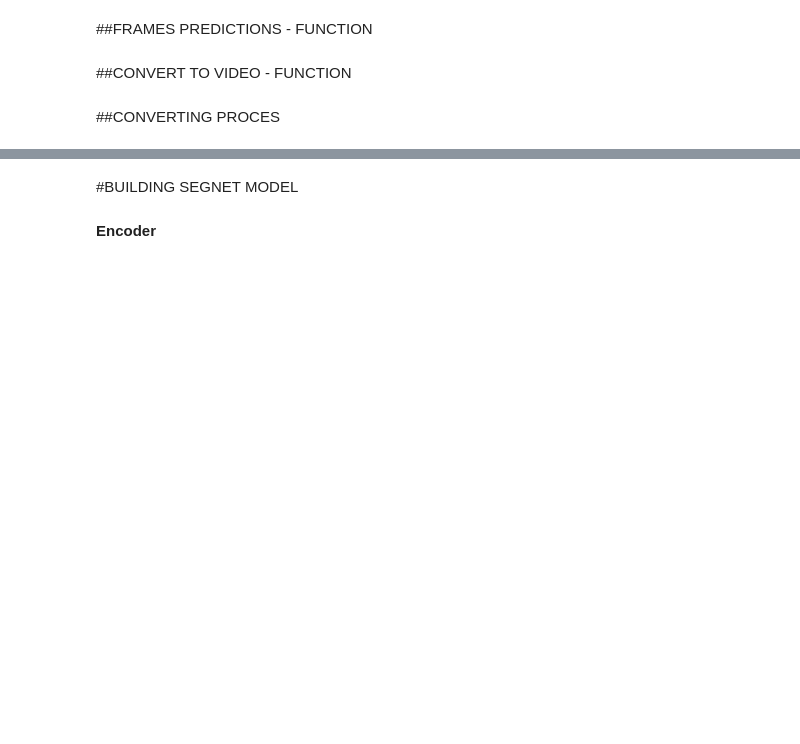
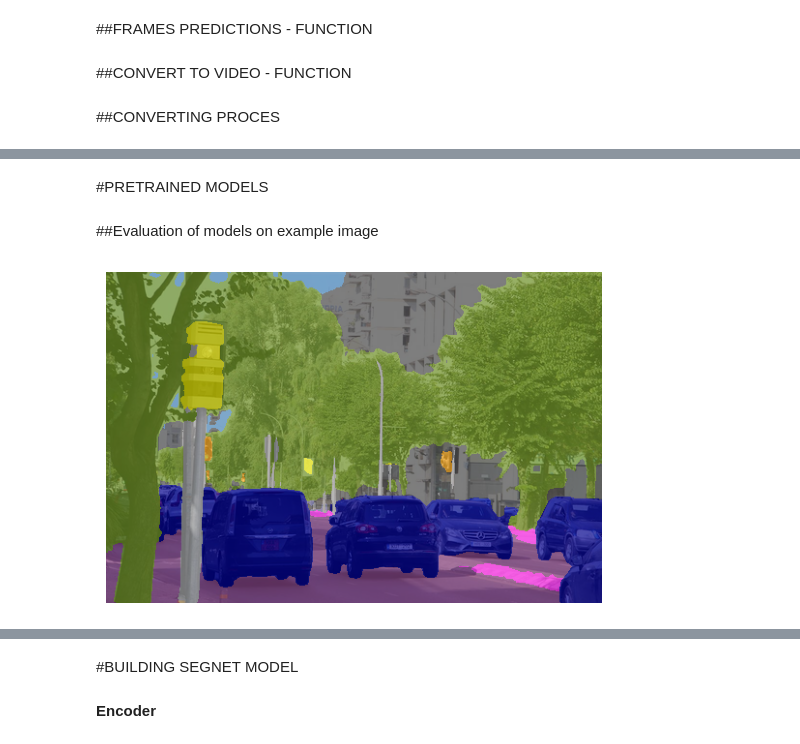
Before and after one commit to bartoszkozakiewicz/DeepLearning, a Jupyter notebook: CityScapes_Segmentation.ipynb, the cells around one changed output, grey strips where cells are left out. Drawn from its saved outputs; the diff is of its cells as text; code cells hidden in the pictures; blank space fills up the shorter version.

```diff
--- a/CityScapes_Segmentation.ipynb
+++ b/CityScapes_Segmentation.ipynb
@@ -897,0 +896,2 @@ vid_conv(pred_images2,"seg3.mp4")
+# %% [markdown]
+#PRETRAINED MODELS
@@ -897,0 +1016,16 @@ vid_conv(pred_images2,"seg3.mp4")
+# %%
+from PIL import Image
+image1 = Image.open("z2.jpg")
+image2 = Image.open("frame_1.jpg")
+# %% [markdown]
+##Evaluation of models on example image
+# %%
+resized_im, seg_map = MODEL1.run(image1)
+seg_image = label_to_color_image(seg_map).astype(np.uint8)
+# %%
+import matplotlib.pyplot as plt
+plt.imshow(resized_im)
+plt.imshow(seg_image,alpha=0.7)
+plt.axis(False);
+# %% [output]
+[figure, added]
```
Also changed, not shown: parts of 14 cells of this notebook.
